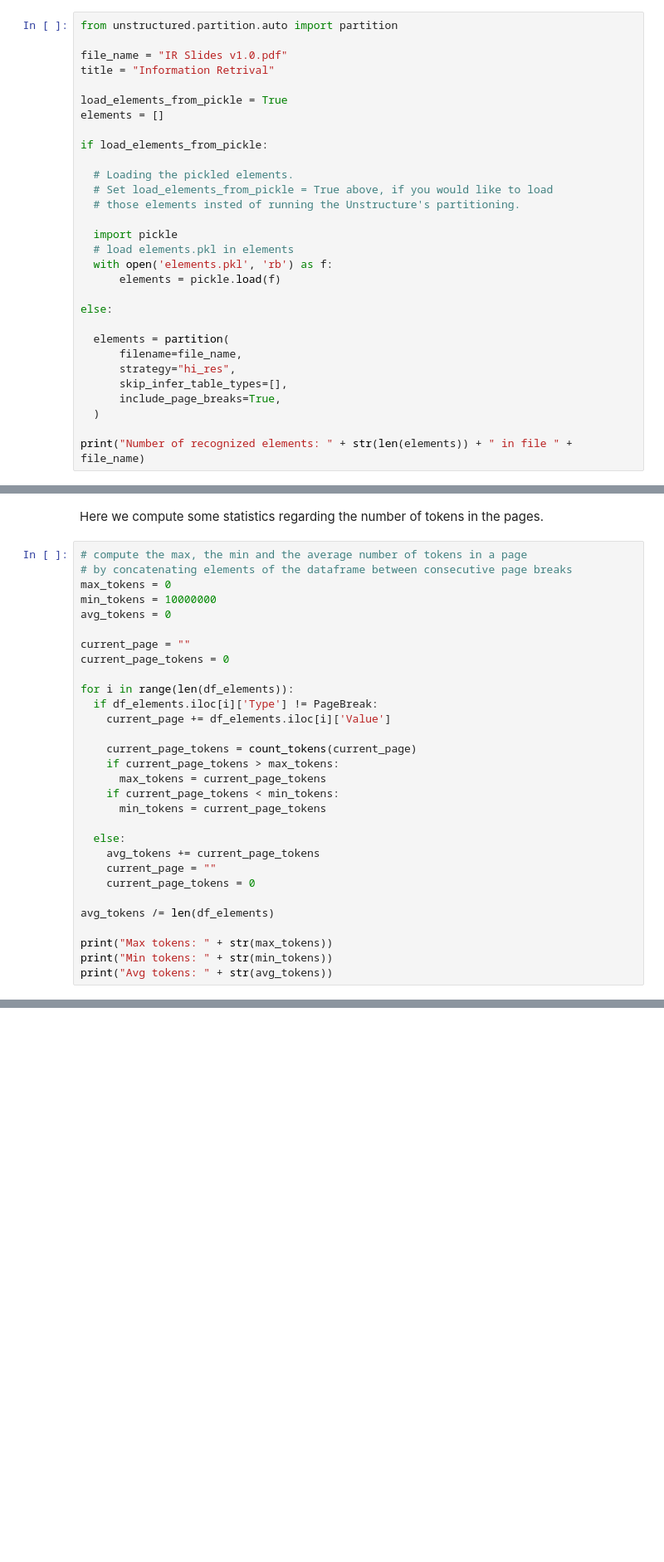
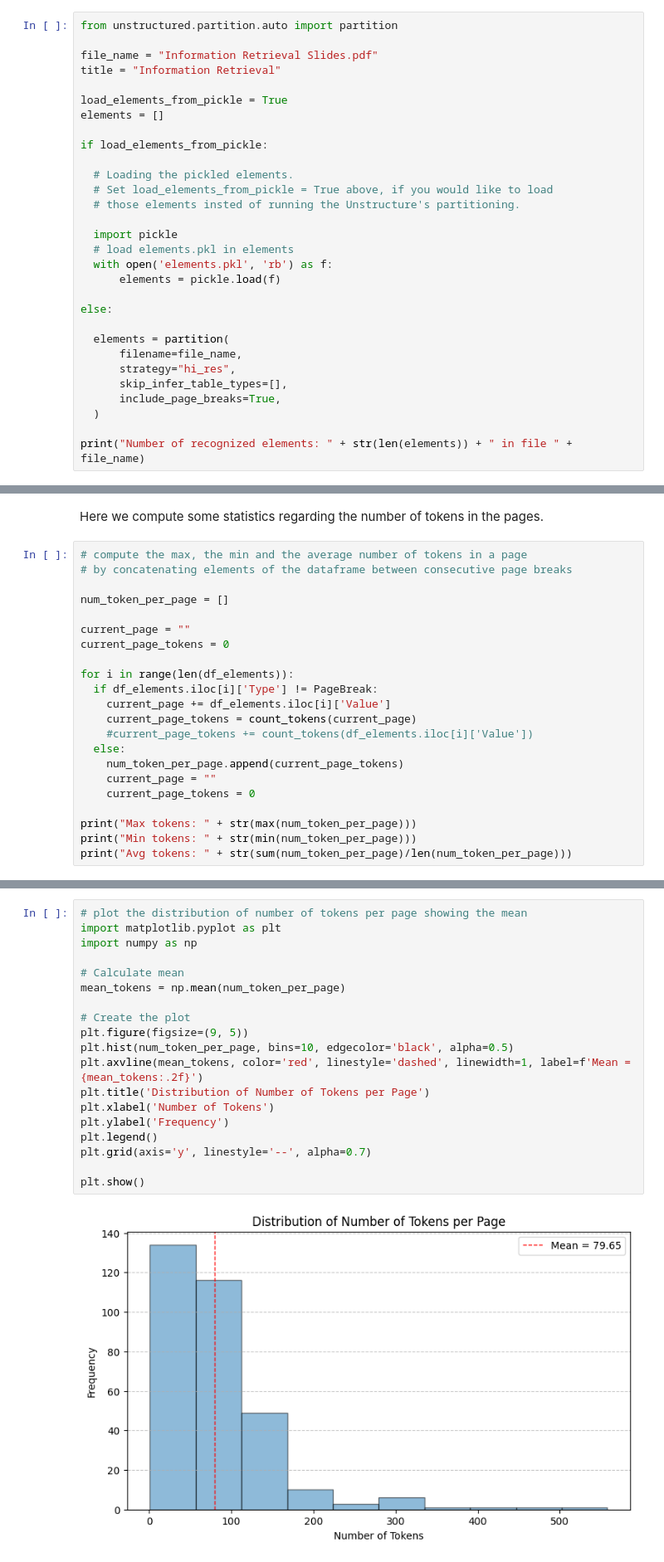
Before and after one commit to giuliocapecchi/LLama-RAG, a Jupyter notebook: unstructured_nougat.ipynb, the cells around one changed output, grey strips where cells are left out. Shown at 83% size. Cells and saved outputs as stored; diff of their text form; blank space fills up the shorter version.

Commit message:
tokens plots and small fixs

```diff
--- a/unstructured_nougat.ipynb
+++ b/unstructured_nougat.ipynb
@@ -172,8 +167,8 @@ We decide to apply the **high-resolution strategy** because is highly sensitive,
 # %%
 from unstructured.partition.auto import partition
 
-file_name = "IR Slides v1.0.pdf"
-title = "Information Retrival"
+file_name = "Information Retrieval Slides.pdf"
+title = "Information Retrieval"
 
 load_elements_from_pickle = True
 elements = []
@@ -723,9 +729,8 @@ Here we compute some statistics regarding the number of tokens in the pages.
 # %%
 # compute the max, the min and the average number of tokens in a page
 # by concatenating elements of the dataframe between consecutive page breaks
-max_tokens = 0
-min_tokens = 10000000
-avg_tokens = 0
+
+num_token_per_page = []
 
 current_page = ""
 current_page_tokens = 0
@@ -733,23 +738,16 @@ current_page_tokens = 0
 for i in range(len(df_elements)):
   if df_elements.iloc[i]['Type'] != PageBreak:
     current_page += df_elements.iloc[i]['Value']
-
     current_page_tokens = count_tokens(current_page)
-    if current_page_tokens > max_tokens:
-      max_tokens = current_page_tokens
-    if current_page_tokens < min_tokens:
-      min_tokens = current_page_tokens
-
+    #current_page_tokens += count_tokens(df_elements.iloc[i]['Value'])
   else:
-    avg_tokens += current_page_tokens
+    num_token_per_page.append(current_page_tokens)
     current_page = ""
     current_page_tokens = 0
 
-avg_tokens /= len(df_elements)
-
-print("Max tokens: " + str(max_tokens))
-print("Min tokens: " + str(min_tokens))
-print("Avg tokens: " + str(avg_tokens))
+print("Max tokens: " + str(max(num_token_per_page)))
+print("Min tokens: " + str(min(num_token_per_page)))
+print("Avg tokens: " + str(sum(num_token_per_page)/len(num_token_per_page)))
 # %% [output]
 Max tokens: 558
 Min tokens: 1
@@ -757,3 +755,24 @@ Avg tokens: 6.765497230282247
+# %%
+# plot the distribution of number of tokens per page showing the mean
+import matplotlib.pyplot as plt
+import numpy as np
+
+# Calculate mean
+mean_tokens = np.mean(num_token_per_page)
+
+# Create the plot
+plt.figure(figsize=(9, 5))
+plt.hist(num_token_per_page, bins=10, edgecolor='black', alpha=0.5)
+plt.axvline(mean_tokens, color='red', linestyle='dashed', linewidth=1, label=f'Mean = {mean_tokens:.2f}')
+plt.title('Distribution of Number of Tokens per Page')
+plt.xlabel('Number of Tokens')
+plt.ylabel('Frequency')
+plt.legend()
+plt.grid(axis='y', linestyle='--', alpha=0.7)
+
+plt.show()
+# %% [output]
+[figure, added]
 # %% [markdown]
 # Splitting Content into Tokenized Chunks
 Here we divide the processed elements in `df_elements` into smaller text files, ensuring each file stays within a token limit.
```
Also changed, not shown: parts of 15 cells of this notebook.
